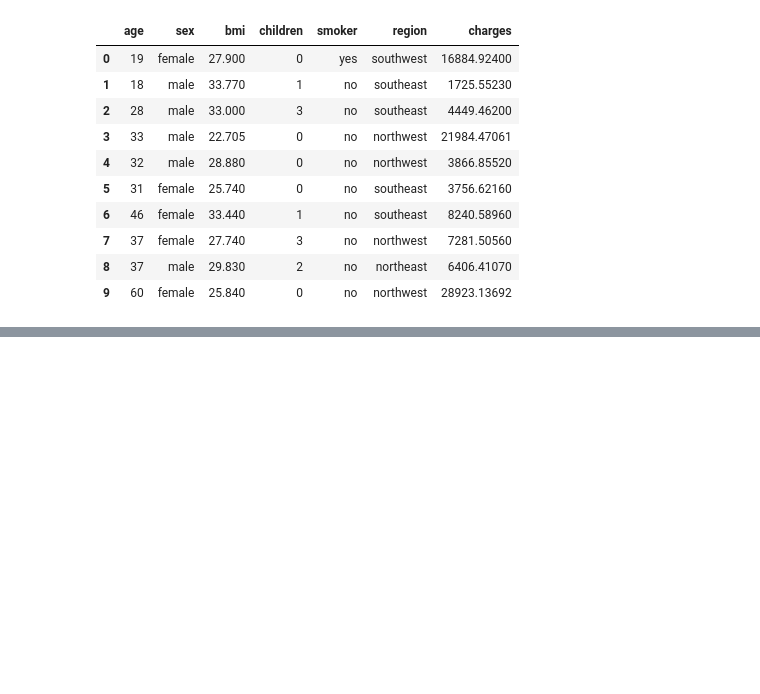
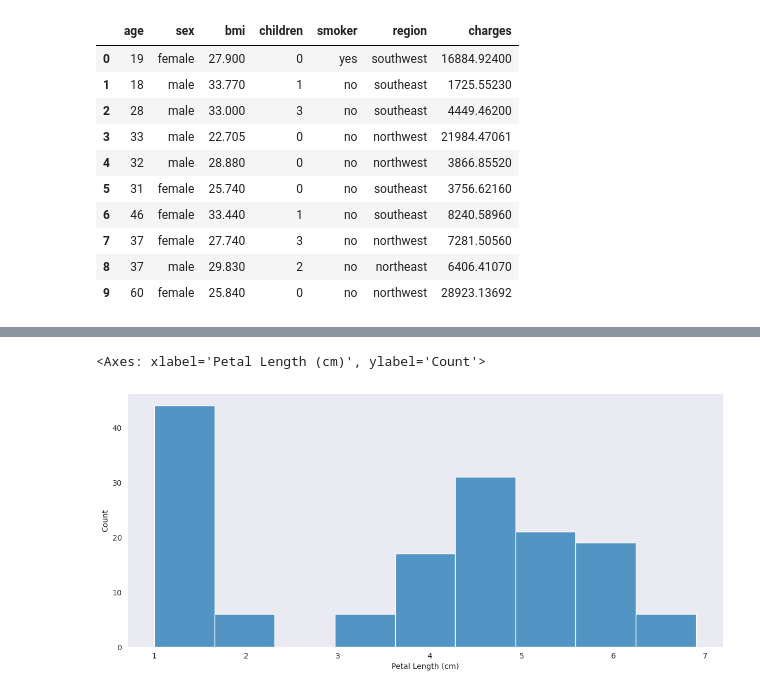
Before and after one commit to gerrenme/kaggle_courses, a Jupyter notebook: kaggle_data_visualization/school21_new_year_music.ipynb, the cells around one changed output, grey strips where cells are left out. Cells and saved outputs as stored; diff of their text form; code cells hidden in the pictures; blank space fills up the shorter version.

```diff
--- a/kaggle_data_visualization/school21_new_year_music.ipynb
+++ b/kaggle_data_visualization/school21_new_year_music.ipynb
@@ -178,0 +180,4 @@ sns.swarmplot(x=insurance_data["smoker"], y=insurance_data["charges"])
+# %%
+iris_data = pd.read_csv("datasets/iris.csv", index_col="Id")
+
+iris_data.head(5)
@@ -178,0 +192,8 @@ sns.swarmplot(x=insurance_data["smoker"], y=insurance_data["charges"])
+# %%
+plt.figure(figsize=(14, 6))
+
+sns.set_style("dark")
+sns.histplot(data=iris_data["Petal Length (cm)"])
+# %% [output]
+<Axes: xlabel='Petal Length (cm)', ylabel='Count'>
+[figure, added]
```
Also changed, not shown: parts of 27 cells of this notebook, 2 other files.
